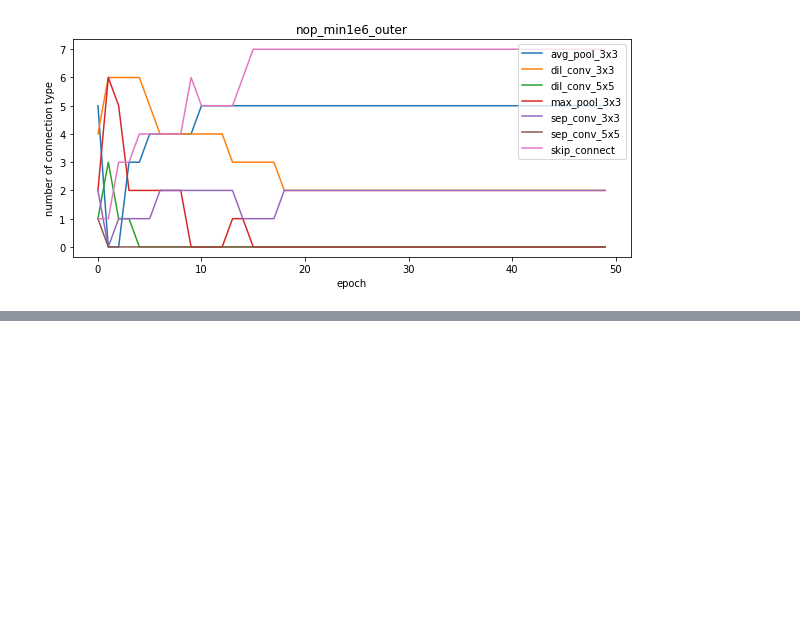
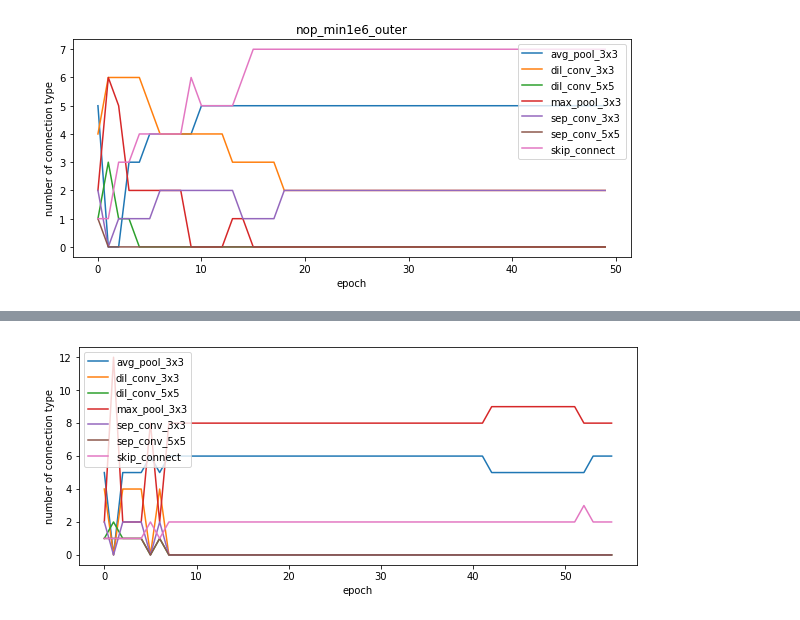
Before and after one commit to yuezhixiong/NAS-Benchmark, a Jupyter notebook: plot_log.ipynb, the cells around one changed output, grey strips where cells are left out. Cells and saved outputs as stored; diff of their text form; code cells hidden in the pictures; blank space fills up the shorter version.

```diff
--- a/plot_log.ipynb
+++ b/plot_log.ipynb
@@ -206,0 +215,4 @@ plot_epoch_geno("/home/yuezx/NAS-Benchmark/DARTS/nop_min1e6_outer/log.txt", 'nop
+# %%
+plot_epoch_geno("/home/yuezx/NAS-Benchmark/DARTS/fast_nopL1e6U15e5_advouter/log.txt")
+# %% [output]
+[figure, added]
```
Also changed, not shown: parts of 4 cells of this notebook, 8 other files.
